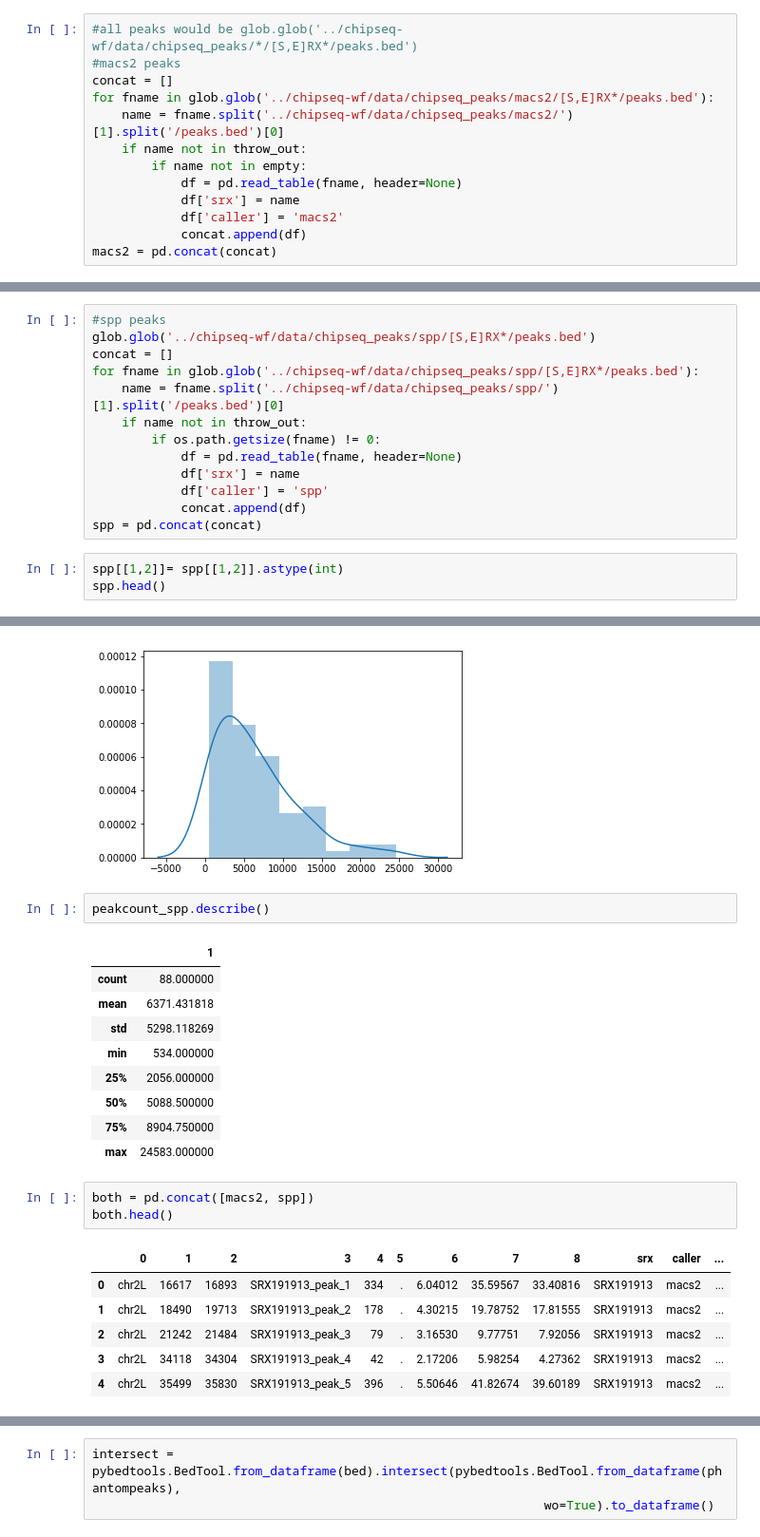
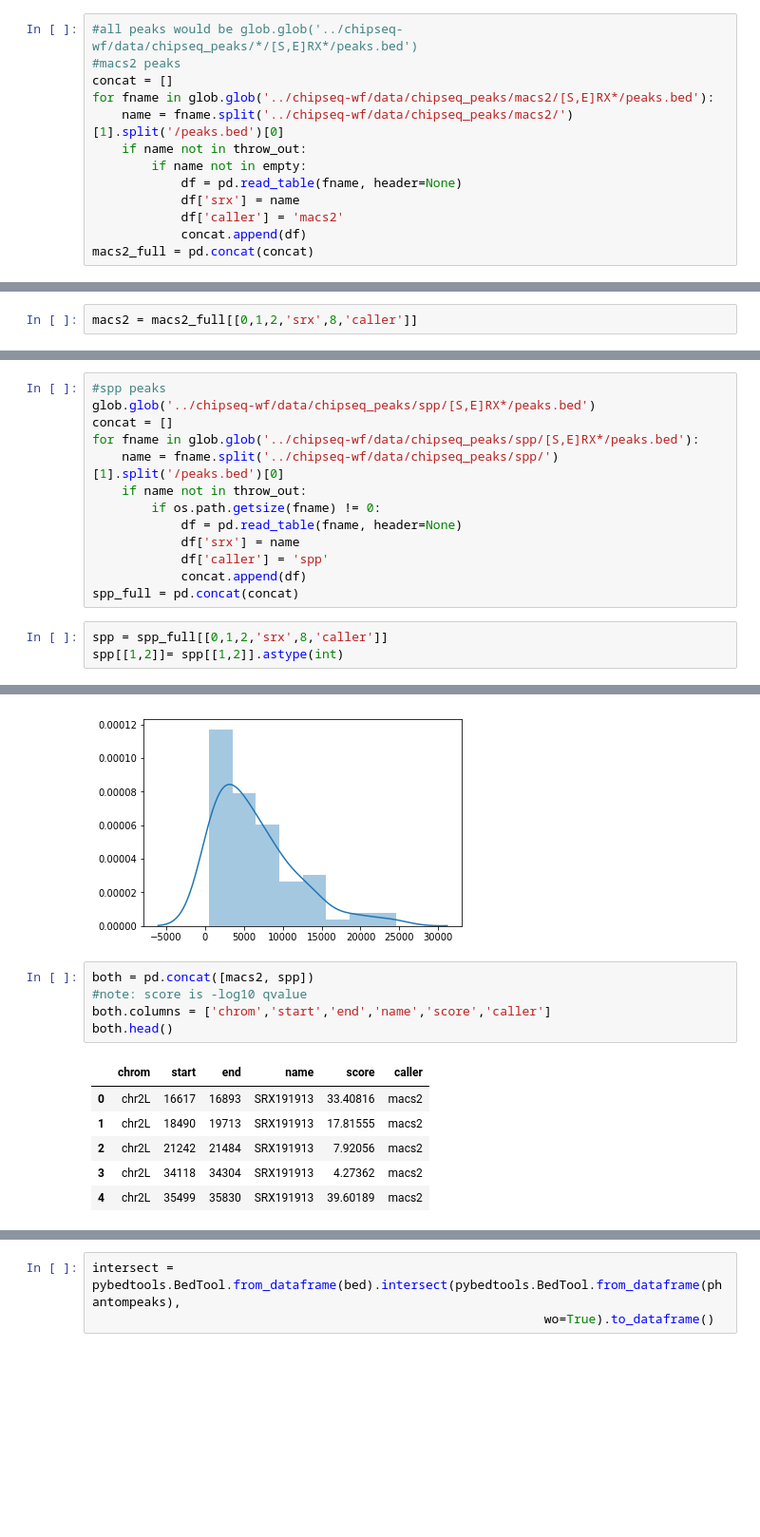
Before and after one commit to isabelleberger/s2cell-prior, a Jupyter notebook: notebook/2018-01-09_checking_peak_calls.ipynb, the cells around one changed output, grey strips where cells are left out. Shown at 95% size. Saved outputs shown, nothing was run; the diff lists cells and outputs as text; blank space fills up the shorter version.

```diff
--- a/notebook/2018-01-09_checking_peak_calls.ipynb
+++ b/notebook/2018-01-09_checking_peak_calls.ipynb
@@ -29,4 +31,4 @@ for fname in glob.glob('../chipseq-wf/data/chipseq_peaks/macs2/[S,E]RX*/peaks.be
             df['srx'] = name
             df['caller'] = 'macs2'
             concat.append(df)
-macs2 = pd.concat(concat)
+macs2_full = pd.concat(concat)
@@ -93,0 +35,2 @@ SRX1433399
+# %%
+macs2 = macs2_full[[0,1,2,'srx',8,'caller']]
@@ -103,8 +53,8 @@ for fname in glob.glob('../chipseq-wf/data/chipseq_peaks/spp/[S,E]RX*/peaks.bed'
             df['srx'] = name
             df['caller'] = 'spp'
             concat.append(df)
-spp = pd.concat(concat)
+spp_full = pd.concat(concat)
 # %%
+spp = spp_full[[0,1,2,'srx',8,'caller']]
 spp[[1,2]]= spp[[1,2]].astype(int)
-spp.head()
 # %% [output]
@@ -141,25 +85,15 @@ sb.distplot(peakcount_spp)
 # %% [output]
 <matplotlib.axes._subplots.AxesSubplot at 0x...>
 [figure]
-# %%
-peakcount_spp.describe()
-# %% [output]
-|  | 1 |
-| count | 88.000000 |
-| mean | 6371.431818 |
-| std | 5298.118269 |
-| min | 534.000000 |
-| 25% | 2056.000000 |
-| 50% | 5088.500000 |
-| 75% | 8904.750000 |
-| max | 24583.000000 |
 # %%
 both = pd.concat([macs2, spp])
+#note: score is -log10 qvalue
+both.columns = ['chrom','start','end','name','score','caller']
 both.head()
 # %% [output]
-|  | 0 | 1 | 2 | 3 | 4 | 5 | 6 | 7 | 8 | srx | caller | ... |
-| 0 | chr2L | 16617 | 16893 | SRX191913_peak_1 | 334 | . | 6.04012 | 35.59567 | 33.40816 | SRX191913 | macs2 | ... |
-| 1 | chr2L | 18490 | 19713 | SRX191913_peak_2 | 178 | . | 4.30215 | 19.78752 | 17.81555 | SRX191913 | macs2 | ... |
-| 2 | chr2L | 21242 | 21484 | SRX191913_peak_3 | 79 | . | 3.16530 | 9.77751 | 7.92056 | SRX191913 | macs2 | ... |
-| 3 | chr2L | 34118 | 34304 | SRX191913_peak_4 | 42 | . | 2.17206 | 5.98254 | 4.27362 | SRX191913 | macs2 | ... |
-| 4 | chr2L | 35499 | 35830 | SRX191913_peak_5 | 396 | . | 5.50646 | 41.82674 | 39.60189 | SRX191913 | macs2 | ... |
+|  | chrom | start | end | name | score | caller |
+| 0 | chr2L | 16617 | 16893 | SRX191913 | 33.40816 | macs2 |
+| 1 | chr2L | 18490 | 19713 | SRX191913 | 17.81555 | macs2 |
+| 2 | chr2L | 21242 | 21484 | SRX191913 | 7.92056 | macs2 |
+| 3 | chr2L | 34118 | 34304 | SRX191913 | 4.27362 | macs2 |
+| 4 | chr2L | 35499 | 35830 | SRX191913 | 39.60189 | macs2 |
```
Also changed, not shown: parts of 51 cells of this notebook, 1 other file.
